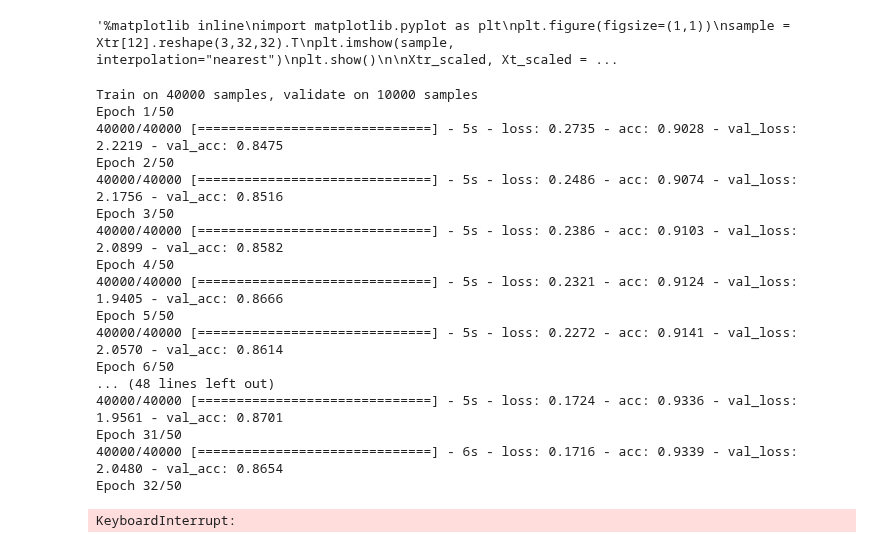
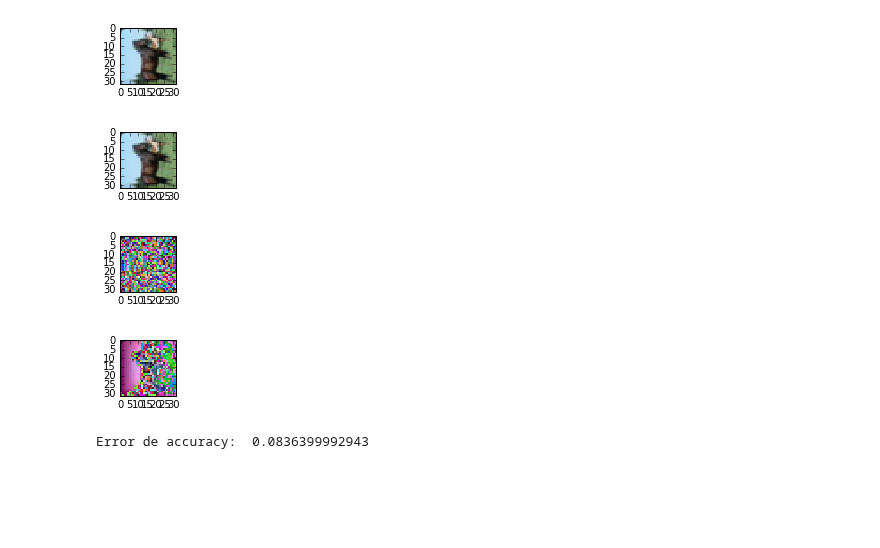
Before and after one commit to asazo/ML, a Jupyter notebook: tarea3/pregunta3.ipynb, the cells around one changed output. Saved outputs shown, nothing was run; the diff lists cells and outputs as text; code cells hidden in the pictures; blank space fills up the shorter version.

Commit message:
Modelos de redes neuronales para pregunta 3, muestra de imagenes escaladas y centradas

```diff
--- a/tarea3/pregunta3.ipynb
+++ b/tarea3/pregunta3.ipynb
@@ -59,30 +72,50 @@ def scaler_function(Xtr,Xval,Xt,other=True, scale=True):
 # %%
-"""%matplotlib inline
+%matplotlib inline
 import matplotlib.pyplot as plt
+
+# Imagen de ejemplo sin dataset escalado.
 plt.figure(figsize=(1,1))
 sample = Xtr[12].reshape(3,32,32).T
 plt.imshow(sample, interpolation="nearest")
 plt.show()
 
-Xtr_scaled, Xt_scaled = scaler_function(Xtr, Xte, other=True)
+
+# Imagen de ejemplo normalizando pixeles por 255
+Xtr_scaled, Xval_scaled, Xt_scaled = scaler_function(Xtr.astype(np.float64),
+                                                     Xval.astype(np.float64),
+                                                     Xte.astype(np.float64),
+                                                     other=True)
+plt.figure(figsize=(1,1))
+sample = Xtr_scaled[12].reshape(3,32,32).T
+plt.imshow(sample, interpolation="nearest")
+plt.show()
+del Xtr_scaled, Xval_scaled, Xt_scaled
+
+
+# Imagen de ejemplo solo centrando datos
+Xtr_scaled, Xval_scaled, Xt_scaled = scaler_function(Xtr.astype(np.float64),
+                                                     Xval.astype(np.float64),
+                                                     Xte.astype(np.float64),
+                                                     other=False, scale=False)
 plt.figure(figsize=(1,1))
 sample = Xtr_scaled[12].reshape(3,32,32).T
 plt.imshow(sample, interpolation="nearest")
 plt.show()
 
-Xtr_scaled, Xt_scaled = scaler_function(Xtr.astype(np.float64), Xte.astype(np.float64), other=False, scale=False)
+# Imagen de ejemplo normalizando datos
+Xtr_scaled, Xval_scaled, Xt_scaled = scaler_function(Xtr.astype(np.float64),
+                                                     Xval.astype(np.float64),
+                                                     Xte.astype(np.float64),
+                                                     other=False, scale=True)
 plt.figure(figsize=(1,1))
 sample = Xtr_scaled[12].reshape(3,32,32).T
 plt.imshow(sample, interpolation="nearest")
 plt.show()
-
-Xtr_scaled, Xt_scaled = scaler_function(Xtr.astype(np.float64), Xte.astype(np.float64), other=False, scale=True)
-plt.figure(figsize=(1,1))
-sample = Xtr_scaled[12].reshape(3,32,32).T
-plt.imshow(sample, interpolation="nearest")
-plt.show()"""
 # %% [output]
-'%matplotlib inline\nimport matplotlib.pyplot as plt\nplt.figure(figsize=(1,1))\nsample = Xtr[12].reshape(3,32,32).T\nplt.imshow(sample, interpolation="nearest")\nplt.show()\n\nXtr_scaled, Xt_scaled = ...
+[figure, added]
+[figure, added]
+[figure, added]
+[figure, added]
 # %%
 from keras.utils.np_utils import to_categorical
 from sklearn.preprocessing import StandardScaler
@@ -100,25 +133,11 @@ model.add(Dense(100, input_dim=Xtr.shape[1], init='uniform', activation='relu'))
 model.add(Dropout(0.1))
 model.add(Dense(10, init='uniform', activation='softmax'))
 model.compile(optimizer=SGD(lr=0.05), loss='binary_crossentropy', metrics=['accuracy'])
-model.fit(Xtr, Ytr_cat, nb_epoch=50, batch_size=32, verbose=1, validation_data=(Xval,Yval_cat))
-scores = model.evaluate(Xval, Yval_cat,)
-test_acc = scores[1]
+#model.fit(Xtr, Ytr_cat, nb_epoch=50, batch_size=32, verbose=1, validation_data=(Xval,Yval_cat))
-# %% [output]
-Train on 40000 samples, validate on 10000 samples
-Epoch 1/50
-40000/40000 [==============================] - 5s - loss: 0.2735 - acc: 0.9028 - val_loss: 2.2219 - val_acc: 0.8475
-Epoch 2/50
-40000/40000 [==============================] - 5s - loss: 0.2486 - acc: 0.9074 - val_loss: 2.1756 - val_acc: 0.8516
-Epoch 3/50
-40000/40000 [==============================] - 5s - loss: 0.2386 - acc: 0.9103 - val_loss: 2.0899 - val_acc: 0.8582
-Epoch 4/50
-40000/40000 [==============================] - 5s - loss: 0.2321 - acc: 0.9124 - val_loss: 1.9405 - val_acc: 0.8666
-Epoch 5/50
-40000/40000 [==============================] - 5s - loss: 0.2272 - acc: 0.9141 - val_loss: 2.0570 - val_acc: 0.8614
-Epoch 6/50
-... (48 lines left out)
-40000/40000 [==============================] - 5s - loss: 0.1724 - acc: 0.9336 - val_loss: 1.9561 - val_acc: 0.8701
-Epoch 31/50
-40000/40000 [==============================] - 6s - loss: 0.1716 - acc: 0.9339 - val_loss: 2.0480 - val_acc: 0.8654
-Epoch 32/50
-KeyboardInterrupt:
+# %%
+model = load_model("arch_1.h5")
+scores = model.evaluate(Xval, Yval_cat,)
+print "\nError de accuracy: ", 1 - scores[1]
+del model
+# %% [output]
+Error de accuracy:  0.0836399992943
```
Also changed, not shown: parts of 11 cells of this notebook, 2 other files.
